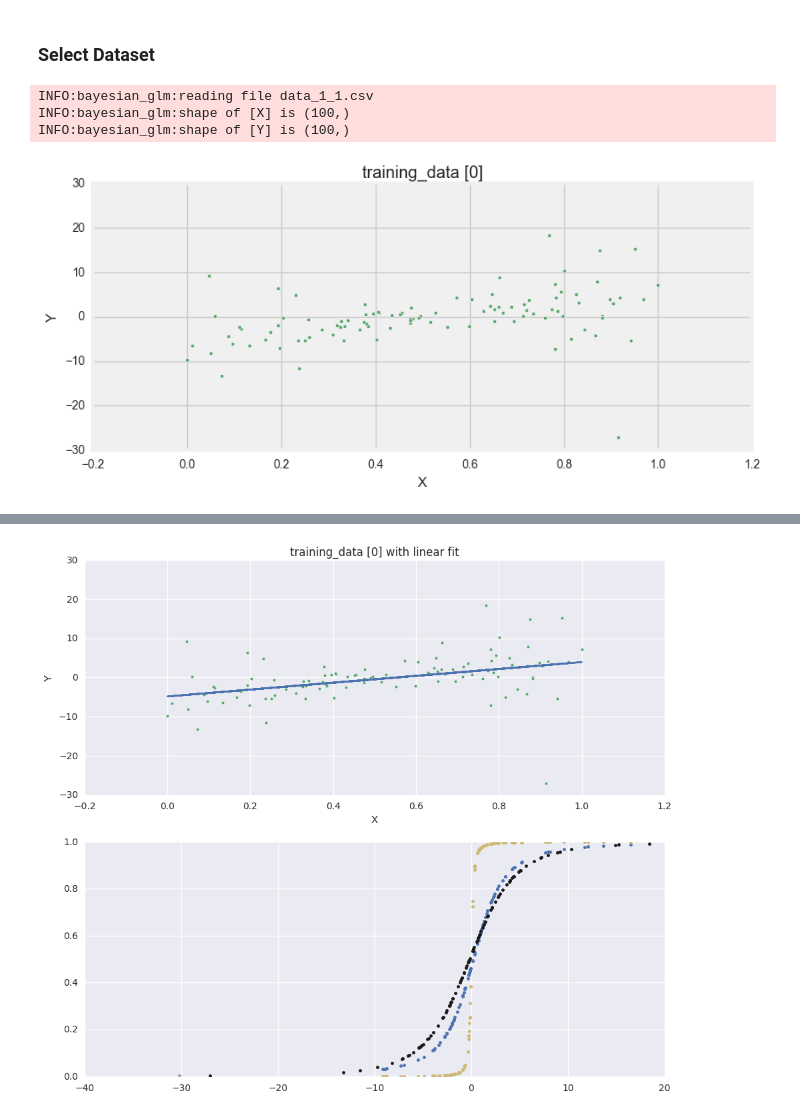
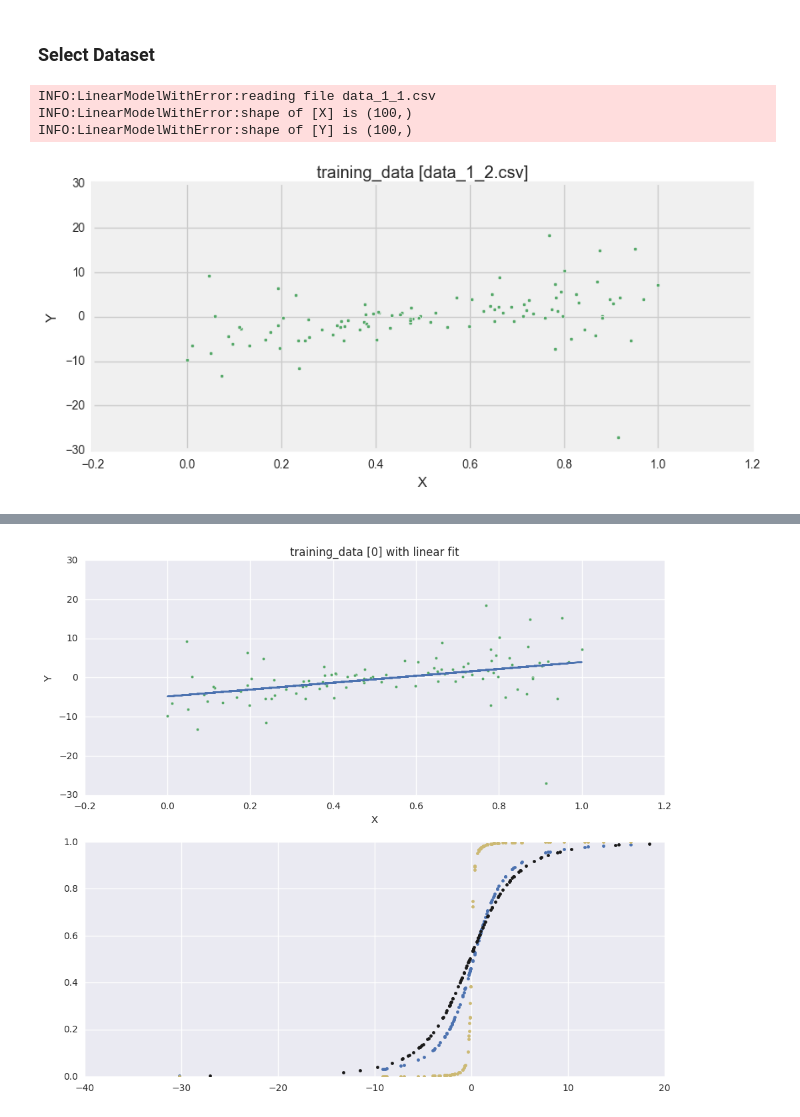
Before and after one commit to shkr/eigen_notebook, a Jupyter notebook: Problem1/bayesian_glm.ipynb, the cells around one changed output, grey strips where cells are left out. Drawn from its saved outputs; the diff is of its cells as text; code cells hidden in the pictures.

Commit message:
bayesiang glm

```diff
--- a/Problem1/bayesian_glm.ipynb
+++ b/Problem1/bayesian_glm.ipynb
@@ -24,25 +29,24 @@ plt.style.use('fivethirtyeight')
 # %% [markdown]
 <H3> Select Dataset </H3>
 # %%
-file_index = 0
-
-x, y = xy_op(file_index)
+file_name = "data_1_2.csv"
+x, y = LinearModelWithError.xy_op("data_1_1.csv")
 data = dict(x=x, y=y)
 # %% [output]
-INFO:bayesian_glm:reading file data_1_1.csv
-INFO:bayesian_glm:shape of [X] is (100,)
-INFO:bayesian_glm:shape of [Y] is (100,)
+INFO:LinearModelWithError:reading file data_1_1.csv
+INFO:LinearModelWithError:shape of [X] is (100,)
+INFO:LinearModelWithError:shape of [Y] is (100,)
 # %%
 fig = plt.figure(figsize=(9, 9))
 ax = fig.add_subplot(211)
 ax.scatter(x[:], y[:], s=10, c='g')
 ax.set_ylabel("Y")
 ax.set_xlabel('X')
-ax.set_title("training_data [{}]".format(file_index))
+ax.set_title("training_data [{}]".format(file_name))
 ax.legend()
 
 ax = fig.add_subplot(211)
 
 fig.show()
 # %% [output]
-[figure, old version]
+[figure, new version]
```
Also changed, not shown: parts of 8 cells of this notebook.
